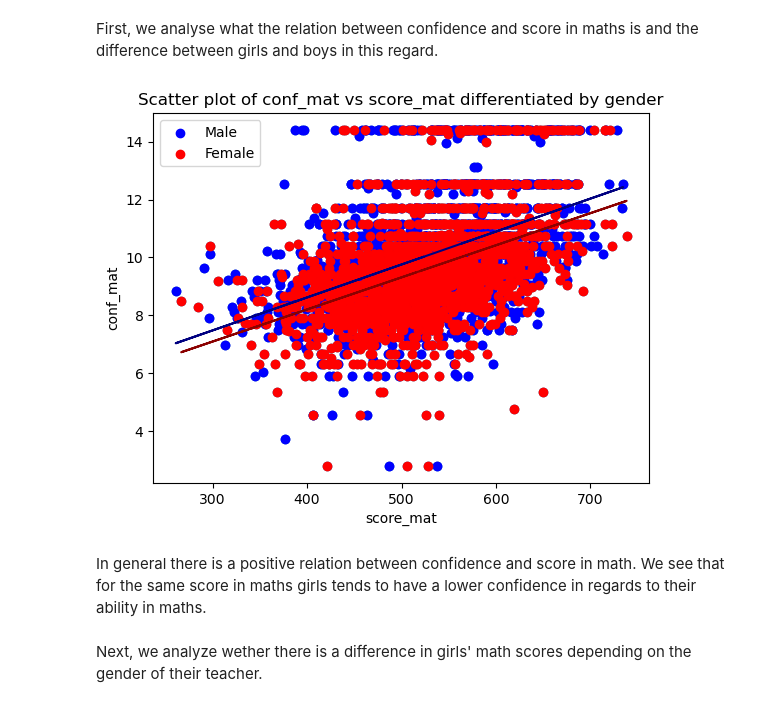
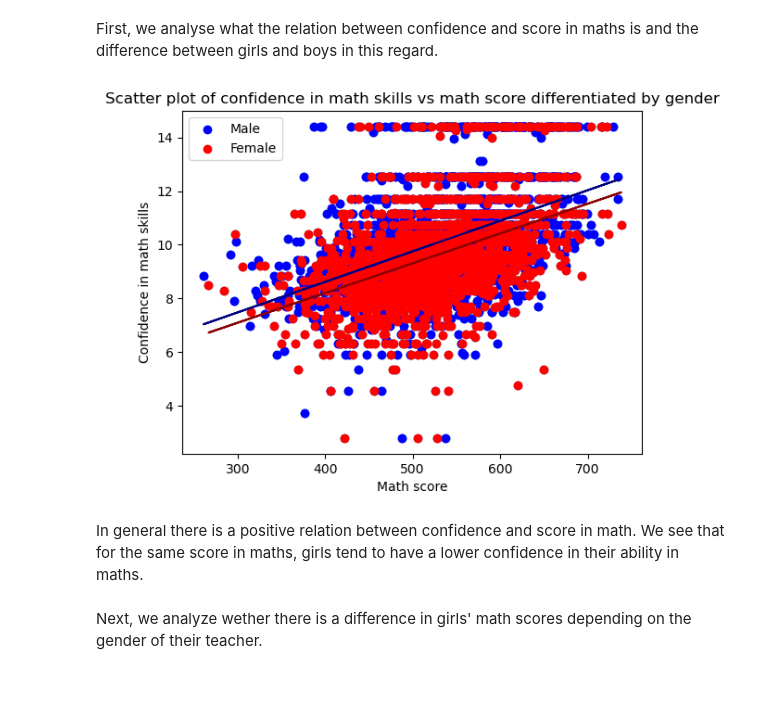
Before and after one commit to NumEconCopenhagen/projects-2024-anna-vithusha-og-barbara, a Jupyter notebook: dataproject/dataproject.ipynb, the cells around one changed output. Cells and saved outputs as stored; diff of their text form; code cells hidden in the pictures.

```diff
--- a/dataproject/dataproject.ipynb
+++ b/dataproject/dataproject.ipynb
@@ -278,33 +299,33 @@ First, we analyse what the relation between confidence and score in maths is and
 # %%
 #Scatter plot of the relationship between score in mathematics and cofindence in mathematics
 plt.scatter(student_merged['score_mat'], student_merged['conf_mat'])
 
 male = student_merged[student_merged['male'] == 1]
 female = student_merged[student_merged['male'] == 0]
 
 # Perform linear regression
 slope_m, intercept_m = np.polyfit(male['score_mat'], male['conf_mat'], 1)
 slope_f, intercept_f = np.polyfit(female['score_mat'], female['conf_mat'], 1)
 
 plt.scatter(male['score_mat'], male['conf_mat'], color='blue', label='Male')
 plt.scatter(female['score_mat'], female['conf_mat'], color='red', label='Female')
 
 
 # Add tendency line
 plt.plot(male['score_mat'], slope_m * male['score_mat'] + intercept_m, color='navy')
 
 # Add tendency line
 plt.plot(female['score_mat'], slope_f * female['score_mat'] + intercept_f, color='darkred')
 
-plt.xlabel('score_mat')
-plt.ylabel('conf_mat')
-plt.title('Scatter plot of conf_mat vs score_mat differentiated by gender')
+plt.xlabel('Math score')
+plt.ylabel('Confidence in math skills')
+plt.title('Scatter plot of confidence in math skills vs math score differentiated by gender')
 plt.legend()
 plt.show()
 # %% [output]
-[figure, old version]
+[figure, new version]
 # %% [markdown]
-In general there is a positive relation between confidence and score in math. We see that for the same score in maths girls tends to have a lower confidence in regards to their ability in maths.
+In general there is a positive relation between confidence and score in math. We see that for the same score in maths, girls tend to have a lower confidence in their ability in maths.
 # %% [markdown]
 Next, we analyze wether there is a difference in girls' math scores depending on the gender of their teacher.
 # %%
```
Also changed, not shown: parts of 6 cells of this notebook.
